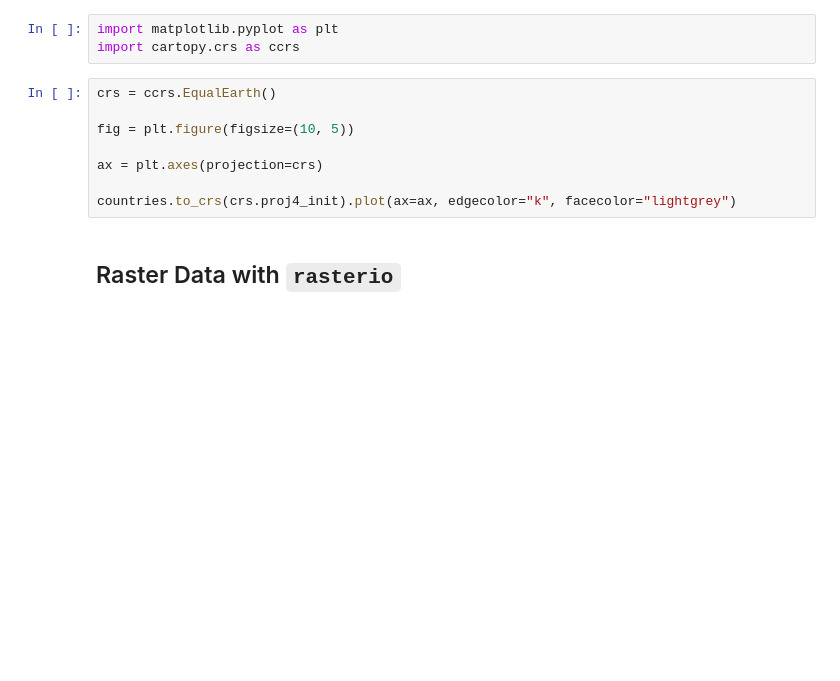
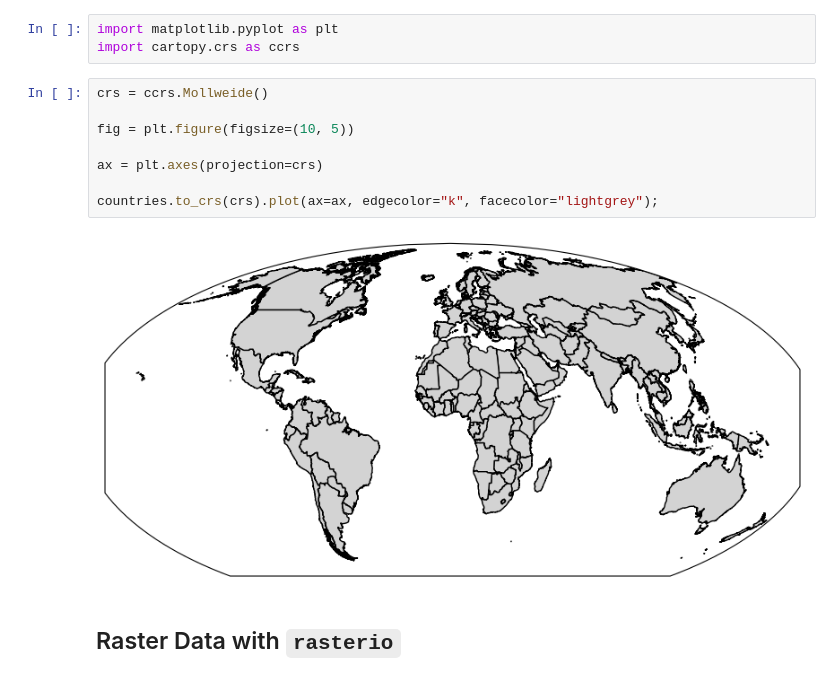
Before and after one commit to fneum/data-science-for-esm, a Jupyter notebook: data-science-for-esm/06-workshop-atlite.ipynb, the cells around one changed output. Cells and saved outputs as stored; diff of their text form; blank space fills up the shorter version.

```diff
--- a/data-science-for-esm/06-workshop-atlite.ipynb
+++ b/data-science-for-esm/06-workshop-atlite.ipynb
@@ -74,13 +83,15 @@ Reprojecting geometries in the GeoDataFrame:
 import matplotlib.pyplot as plt
 import cartopy.crs as ccrs
 # %%
-crs = ccrs.EqualEarth()
+crs = ccrs.Mollweide()
 
 fig = plt.figure(figsize=(10, 5))
 
 ax = plt.axes(projection=crs)
 
-countries.to_crs(crs.proj4_init).plot(ax=ax, edgecolor="k", facecolor="lightgrey")
+countries.to_crs(crs).plot(ax=ax, edgecolor="k", facecolor="lightgrey");
+# %% [output]
+[figure, added]
 # %% [markdown]
 ## Raster Data with `rasterio`
 # %% [markdown]
```
Also changed, not shown: parts of 103 cells of this notebook, 2 other files.
